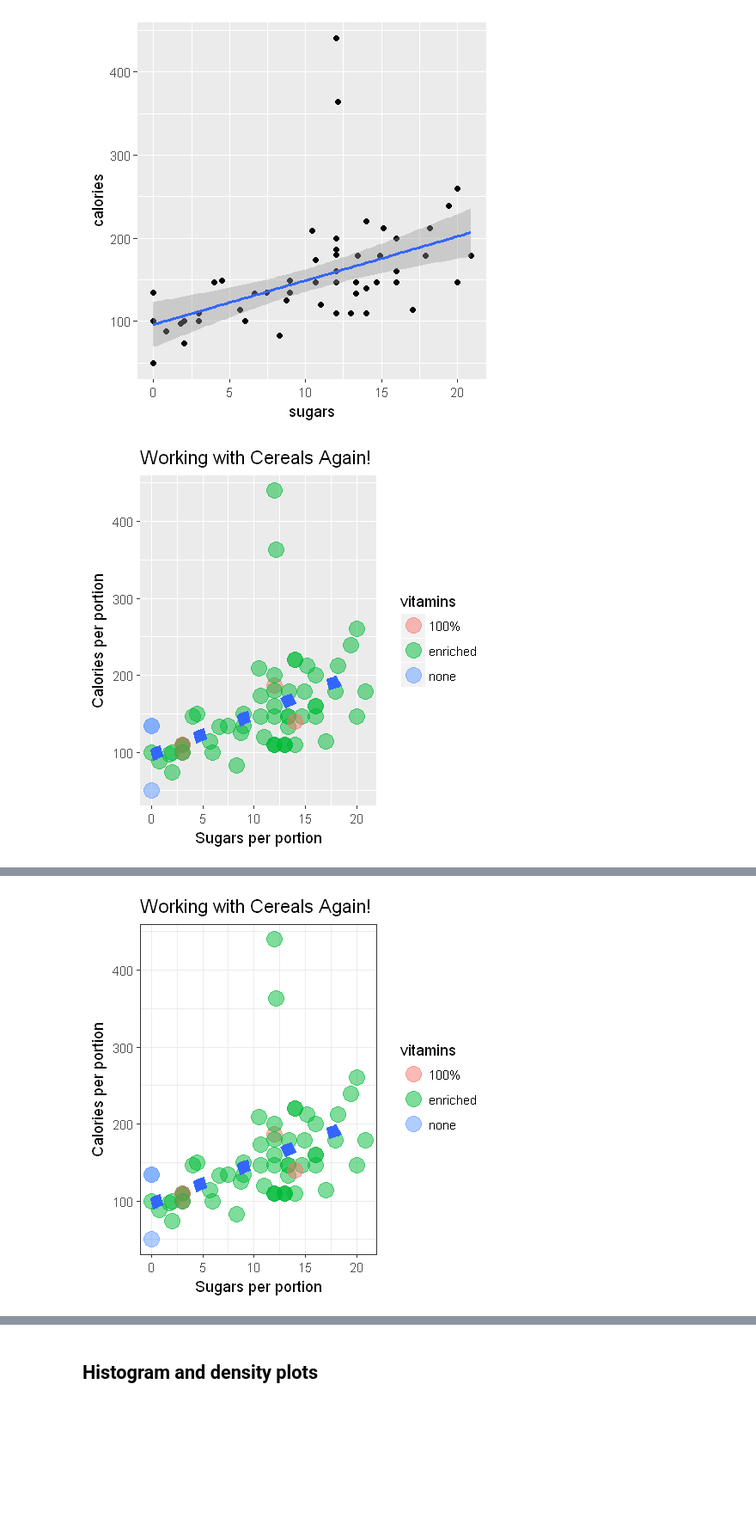
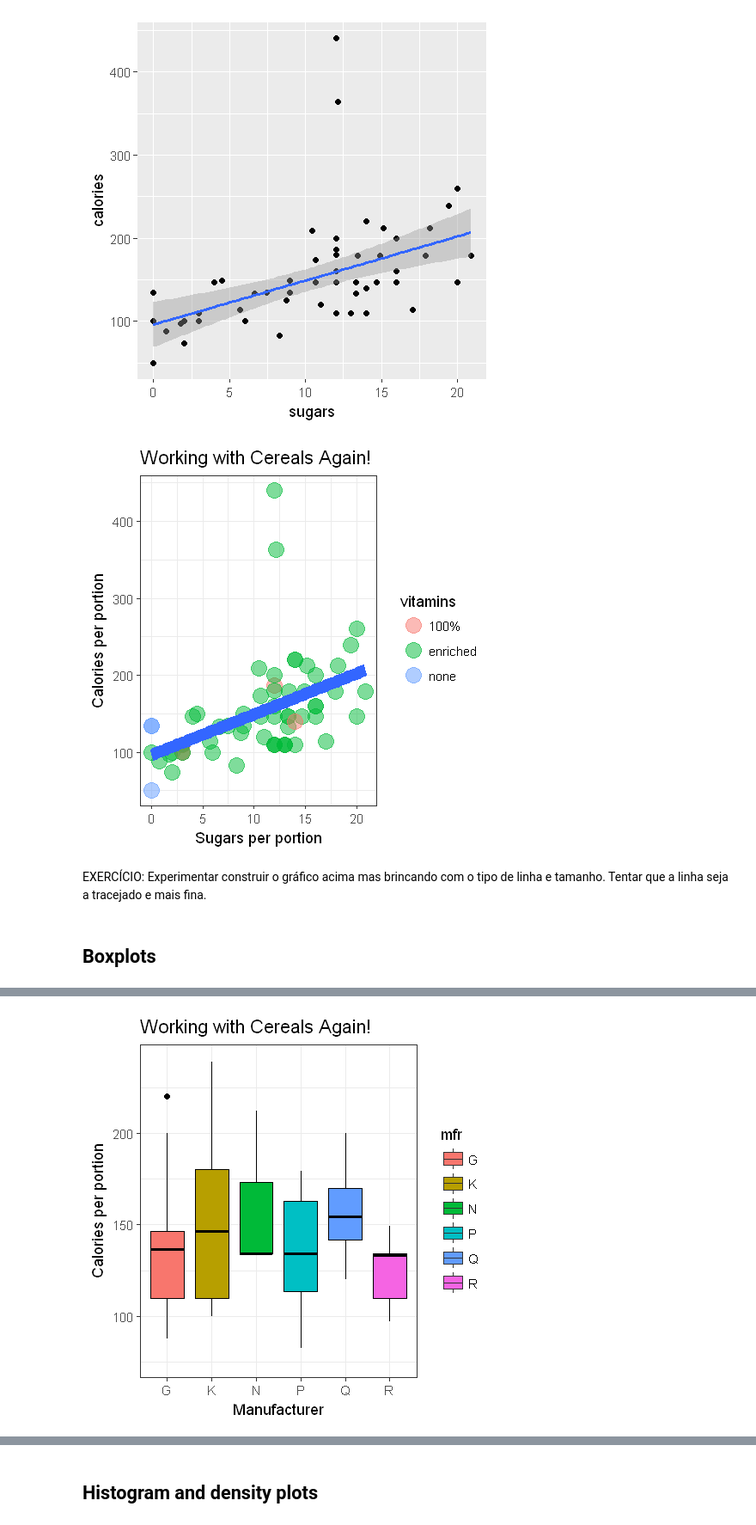
Before and after one commit to lizamc/ggplot2_workshop, a Jupyter notebook: ggplot2.ipynb, the cells around one changed output, grey strips where cells are left out. Shown at 86% size. Saved outputs shown, nothing was run; the diff lists cells and outputs as text; code cells hidden in the pictures; blank space fills up the shorter version.

```diff
--- a/ggplot2.ipynb
+++ b/ggplot2.ipynb
@@ -346,14 +141,21 @@ g + geom_point() + geom_smooth(method = "lm")
 [figure]
 # %%
 g + geom_point(size=5, alpha = 1/2, aes(color = vitamins)) +
-    labs(title = "Working with Cereals Again!") +
-    labs(x = "Sugars per portion", y= "Calories per portion") +
-    geom_smooth(size=4, linetype=3, method="lm", se=FALSE)
+    labs(title = "Working with Cereals Again!", x = "Sugars per portion", y= "Calories per portion") +
+    geom_smooth(size=4, linetype=1, method="lm", se=FALSE) + theme_bw()
 # %% [output]
-[figure, old version]
+[figure, new version]
+# %% [markdown]
+EXERCÍCIO: Experimentar construir o gráfico acima mas brincando com o tipo de linha e tamanho. Tentar que a linha seja a tracejado e mais fina.
+# %% [markdown]
+Boxplots
+--
+# %%
+g <- ggplot(UScereal, aes(x=mfr, y=calories))
+### G=General Mills, K=Kelloggs, N=Nabisco, P=Post, Q=Quaker Oats, R=Ralston Purina.
 # %%
-g + geom_point(size=5, alpha = 1/2, aes(color = vitamins)) +
-    labs(title = "Working with Cereals Again!") +
-    labs(x = "Sugars per portion", y= "Calories per portion") +
-    geom_smooth(size=4, linetype=3, method="lm", se=FALSE) + theme_bw()
+g + geom_boxplot(aes(fill=mfr, color=I("black"))) +
+    ylim(75, 240) +
+    labs(title = "Working with Cereals Again!", x = "Manufacturer", y= "Calories per portion") +
+    theme_bw()
 # %% [output]
@@ -360 +164 @@ g + geom_point(size=5, alpha = 1/2, aes(color = vitamins)) +
-[figure, old version]
+[figure, new version]
```
Also changed, not shown: parts of 128 cells of this notebook.
